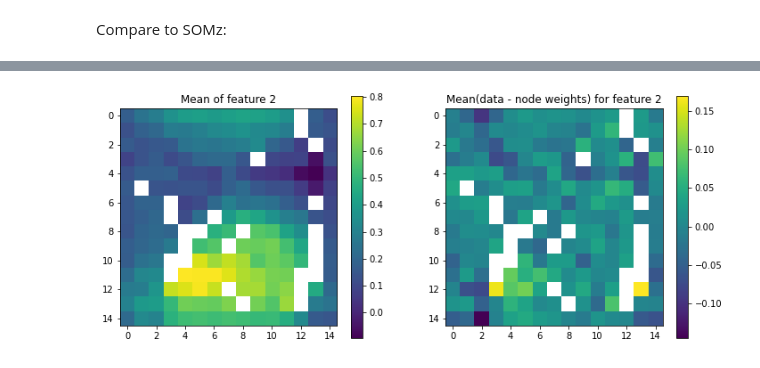
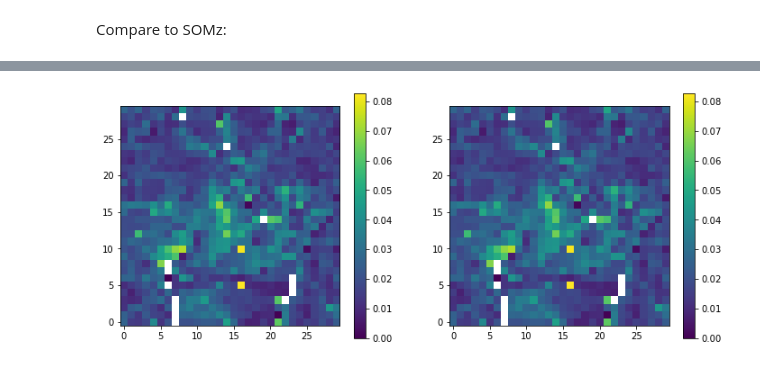
Before and after one commit to LSSTDESC/pz_bayes, a Jupyter notebook: notebooks/feature_likelihood_cosmoDC2.ipynb, the cells around one changed output, grey strips where cells are left out. Cells and saved outputs as stored; diff of their text form; code cells hidden in the pictures.

```diff
--- a/notebooks/feature_likelihood_cosmoDC2.ipynb
+++ b/notebooks/feature_likelihood_cosmoDC2.ipynb
@@ -550,9 +658,10 @@ class SelfMap():
                     # Added
                     #inputs = self.X[i]
                     best, activation = self.som_best_cell(inputs)
-                    loss += np.sum((inputs - numpy.transpose(M.weights))[best])
-                    self.weights += alpha * h(best, self.distLib, sigma) * numpy.transpose(
+                    dx = numpy.transpose(
                         (inputs - numpy.transpose(self.weights)))
+                    loss += np.sqrt(np.sum(dx ** 2, axis=0))[best]
+                    self.weights += alpha * h(best, self.distLib, sigma) * dx
                     # Added
                     #self.store_weights[it,i] = self.weights
                 self.loss[it] = loss
@@ -712,8 +821,8 @@ class SelfMap():
             max_s = S2.max()
             #SM2 = plt.imshow(M2, origin='center', interpolation='nearest', cmap=cm.jet, vmin=min_m, vmax=max_m)
             #SM2.cmap.set_under("grey")
-            im0 = axs[0].imshow(M2, origin='center', interpolation='nearest', cmap=cm.jet, vmin=min_m, vmax=max_m)
-            im1 = axs[1].imshow(S2, origin='center', interpolation='nearest', cmap=cm.jet, vmin=min_s, vmax=max_s)
+            im0 = axs[0].imshow(M2, origin='lower', interpolation='none', cmap='viridis', vmin=min_m, vmax=max_m)
+            im1 = axs[1].imshow(S2, origin='lower', interpolation='none', cmap='viridis', vmin=min_s, vmax=max_s)
             fig.colorbar(im0, ax=axs[0])
             fig.colorbar(im1, ax=axs[1])
             #if colbar == 'yes': plt.colorbar()
@@ -781,12 +890,9 @@ class SelfMap():
             if colbar == 'yes': H.mollview(M, fig=10, title="", min=min_m, max=max_m, cbar=True)
             if colbar == 'no': H.mollview(M, fig=10, title="", min=min_m, max=max_m, cbar=False)
         plt.show()
-# %%
-nside = 15
-niter = 5
 # %%
 start = time.time()
-M = SelfMap(som.table_to_array(X[:1000]),np.asarray(Y[:1000]),Ntop=nside,iterations=niter,periodic='yes')
+M = SelfMap(som.table_to_array(X),Y,Ntop=nside,iterations=niter,periodic='yes')
 M.create_map()
 M.evaluate_map()
 print(time.time() - start)
@@ -806,38 +912,41 @@ def plot_somz_counts():
             pass
 
     plt.figure(figsize=(10,7))
-    plt.imshow(counts.reshape(15,15), origin='lower', cmap='viridis')
+    plt.imshow(counts.reshape(nside,nside), origin='lower', cmap='viridis')
     plt.title('Number per SOM cell')
     plt.colorbar();
 
 def plot_somz_loss():
 
-    plt.plot(M.loss, '.');
+    plt.figure(figsize=(10,7))
+    plt.plot(M.loss, '.')
+    plt.ylabel('Loss', fontsize=14)
+    plt.xlabel('Epoch', fontsize=14);
 
-def plot_somz_feature(data, feature=0):
+def plot_somz_feature(data, feature=0, statistic=np.nanmean):
 
     cell_stat = []
     cell_feature = []
     for i in range(nside ** 2):
         try:
             diff = data[M.ivals[i]] - M.weights.T[i]
-            cell_stat.append(np.mean(diff, axis=0)[feature])
+            cell_stat.append(statistic(diff, axis=0)[feature])
         except KeyError:
             cell_stat.append(np.nan)
         try:
-            cell_feature.append(np.mean(data[M.ivals[i]], axis=0)[feature])
+            cell_feature.append(statistic(data[M.ivals[i]], axis=0)[feature])
         except KeyError:
             cell_feature.append(np.nan)
 
     fig, axs = plt.subplots(1,2, figsize=(12,5))
     axs = axs.ravel()
 
-    im0 = axs[0].imshow(np.array(cell_feature).reshape(nside,nside))
-    axs[0].set_title('Mean of feature {}'.format(feature))
+    im0 = axs[0].imshow(np.array(cell_feature).reshape(nside,nside), origin='lower', interpolation='none')
+    #axs[0].set_title('Mean of feature {}'.format(feature))
     fig.colorbar(im0, ax=axs[0])
 
-    im1 = axs[1].imshow(np.array(cell_stat).reshape(nside,nside))
-    axs[1].set_title('Mean(data - node weights) for feature {}'.format(feature))
+    im1 = axs[1].imshow(np.array(cell_stat).reshape(nside,nside), origin='lower', interpolation='none')
+    #axs[1].set_title('Mean(data - node weights) for feature {}'.format(feature))
     fig.colorbar(im1, ax=axs[1])
 
     plt.show()
@@ -848,7 +961,7 @@ plot_somz_feature(data, feature=0)
 # %%
-plot_somz_feature(data, feature=2)
+plot_somz_feature(som.table_to_array(X), feature=2, statistic=np.nanstd)
 # %% [output]
-[figure, old version]
+[figure, new version]
 # %%
 plot_somz_counts()
 # %% [output]
```
Also changed, not shown: parts of 66 cells of this notebook, 1 other file.
